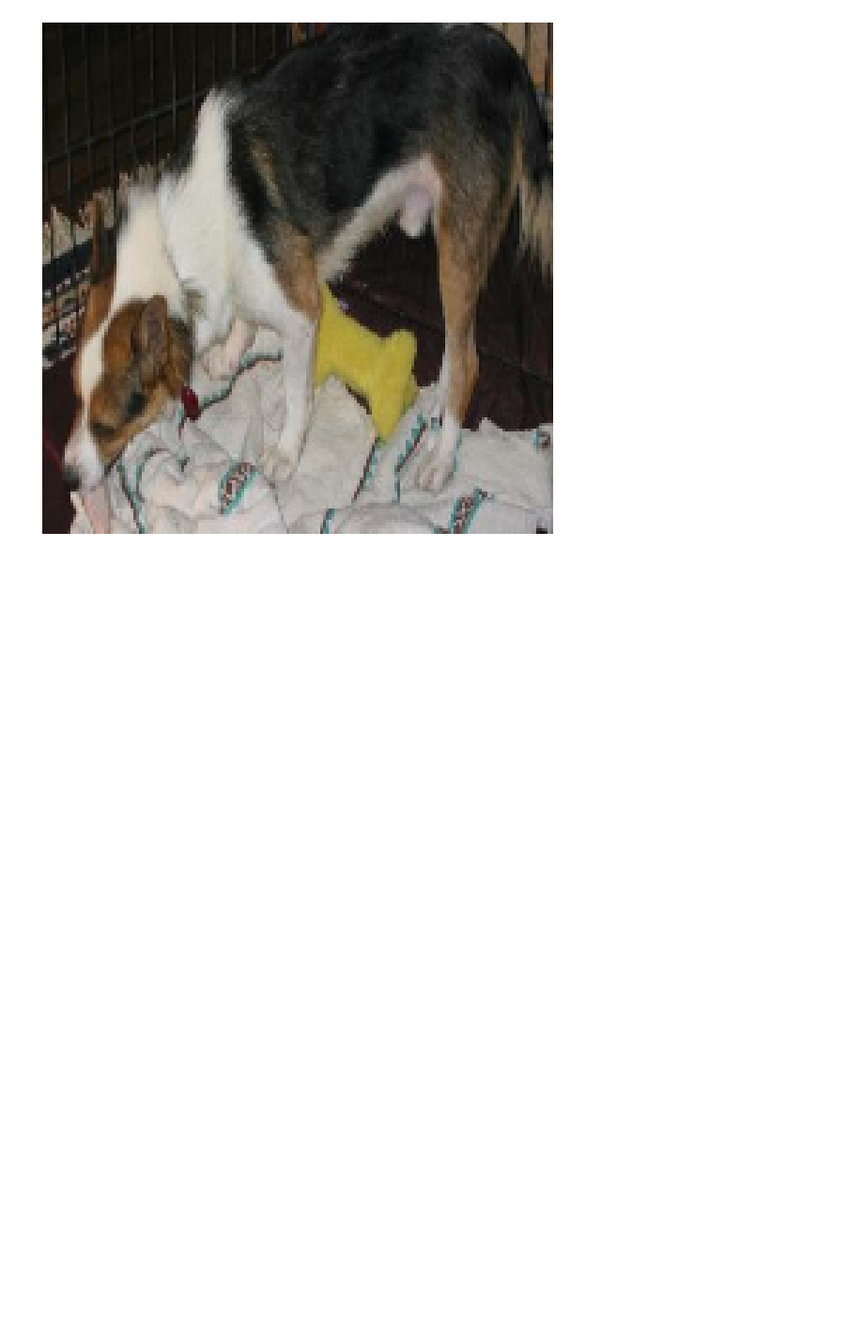
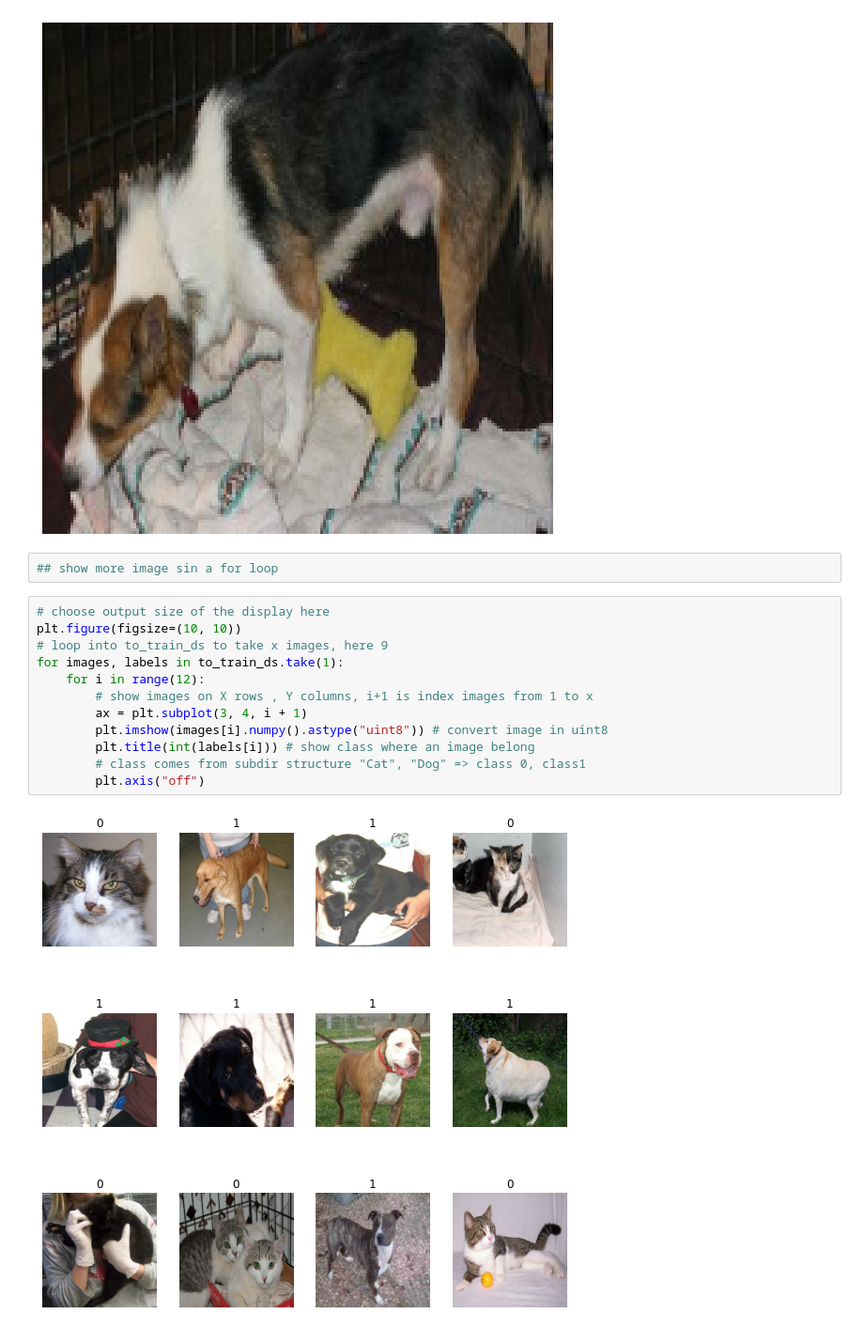
Before and after one commit to Eseifan/211016_PL_Images, a Jupyter notebook: Classification_tutorial.ipynb, the cells around one changed output. Shown at 94% size. Cells and saved outputs as stored; diff of their text form; blank space fills up the shorter version.

```diff
--- a/Classification_tutorial.ipynb
+++ b/Classification_tutorial.ipynb
@@ -258,3 +258,19 @@ plt.imshow(element[0][0].numpy().astype("uint8"))  #need to convert to int unsig
 # %% [output]
 <matplotlib.image.AxesImage at 0x...>
 [figure]
+# %%
+## show more image sin a for loop
+# %%
+# choose output size of the display here
+plt.figure(figsize=(10, 10))
+# loop into to_train_ds to take x images, here 9
+for images, labels in to_train_ds.take(1):
+    for i in range(12):
+        # show images on X rows , Y columns, i+1 is index images from 1 to x
+        ax = plt.subplot(3, 4, i + 1)
+        plt.imshow(images[i].numpy().astype("uint8")) # convert image in uint8
+        plt.title(int(labels[i])) # show class where an image belong
+        # class comes from subdir structure "Cat", "Dog" => class 0, class1
+        plt.axis("off")
+# %% [output]
+[figure, added]
```
Also changed, not shown: parts of 8 cells of this notebook.
